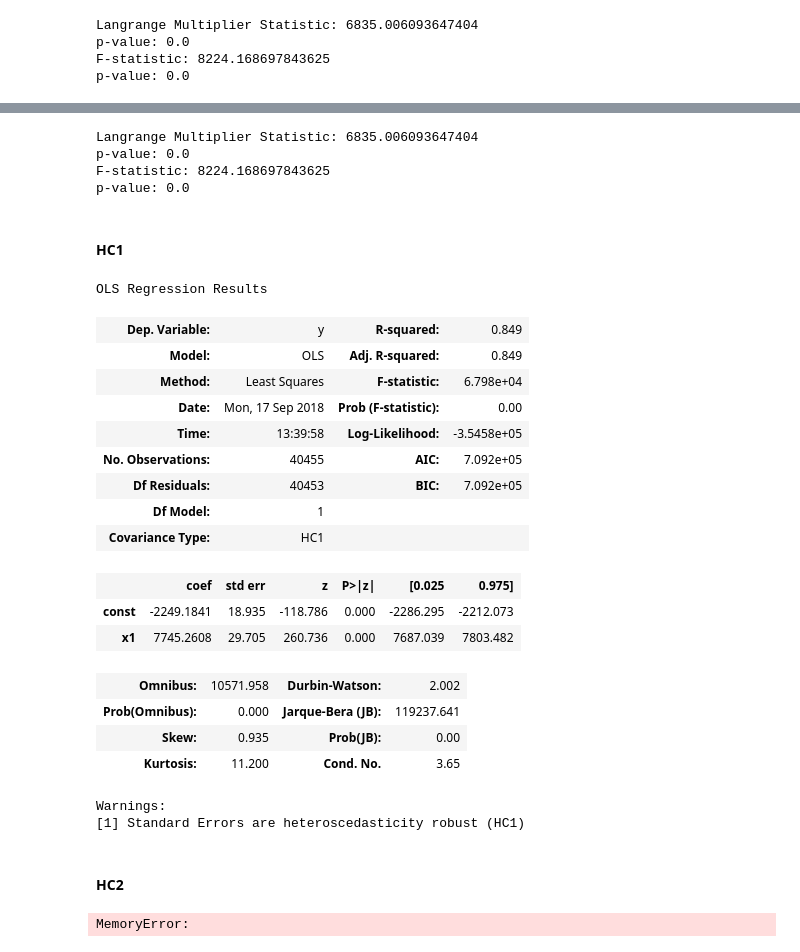
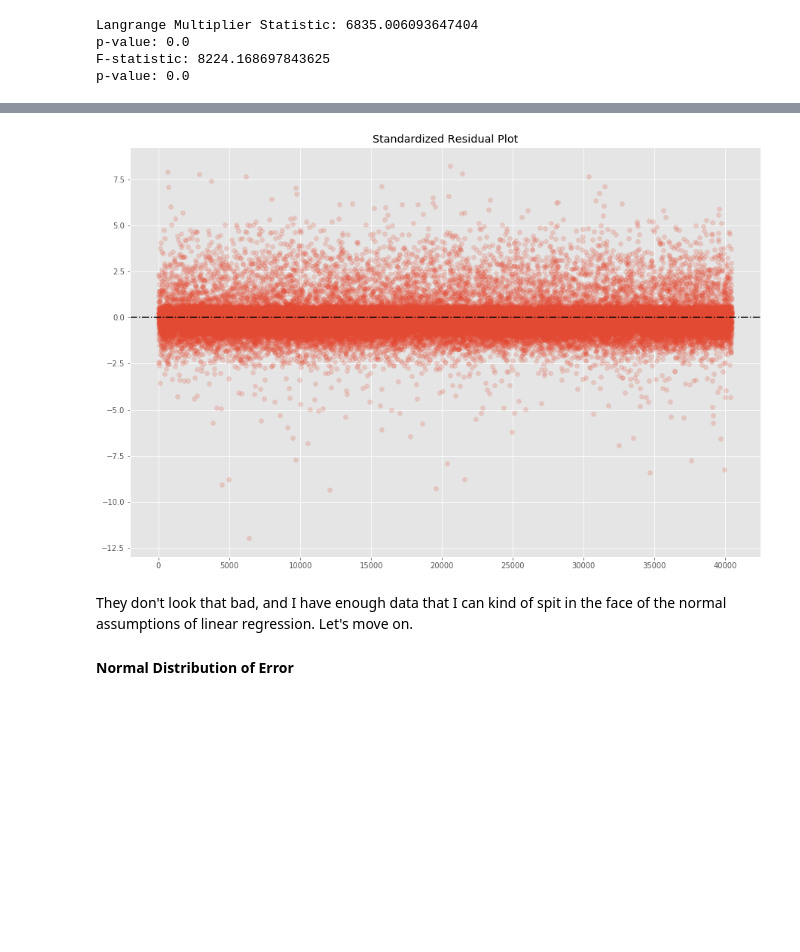
Before and after one commit to benedictaquino/diamond-pricing, a Jupyter notebook: notebooks/EDA.ipynb, the cells around one changed output, grey strips where cells are left out. Saved outputs shown, nothing was run; the diff lists cells and outputs as text; code cells hidden in the pictures; blank space fills up the shorter version.

```diff
--- a/notebooks/EDA.ipynb
+++ b/notebooks/EDA.ipynb
@@ -190,54 +159,13 @@ Warnings:
-# %%
-resids = lm_carat_fitted_hc0.resid
-
-lm_val, lm_pval, f_val, f_pval = sm.stats.diagnostic.het_breuschpagan(resid=resids, exog_het=X)
-
-print("Langrange Multiplier Statistic:", lm_val, "\np-value:", lm_pval)
-print("F-statistic:", f_val, "\np-value:", f_pval)
-# %% [output]
-Langrange Multiplier Statistic: 6835.006093647404
-p-value: 0.0
-F-statistic: 8224.168697843625
-p-value: 0.0
-# %% [markdown]
-#### HC1
-# %%
-y = diamonds_train['price'].values
-X = sm.add_constant(diamonds_train['carat'].values)
-
-lm_carat = sm.OLS(y, X)
-lm_carat_fitted_hc1 = lm_carat.fit(cov_type='HC1')
-
-lm_carat_fitted_hc1.summary()
-# %% [output]
-OLS Regression Results
-| Dep. Variable: | y | R-squared: | 0.849 |
-| Model: | OLS | Adj. R-squared: | 0.849 |
-| Method: | Least Squares | F-statistic: | 6.798e+04 |
-| Date: | Mon, 17 Sep 2018 | Prob (F-statistic): | 0.00 |
-| Time: | 13:39:58 | Log-Likelihood: | -3.5458e+05 |
-| No. Observations: | 40455 | AIC: | 7.092e+05 |
-| Df Residuals: | 40453 | BIC: | 7.092e+05 |
-| Df Model: | 1 |  |  |
-| Covariance Type: | HC1 |  |  |
-|  | coef | std err | z | P>|z| | [0.025 | 0.975] |
-| const | -2249.1841 | 18.935 | -118.786 | 0.000 | -2286.295 | -2212.073 |
-| x1 | 7745.2608 | 29.705 | 260.736 | 0.000 | 7687.039 | 7803.482 |
-| Omnibus: | 10571.958 | Durbin-Watson: | 2.002 |
-| Prob(Omnibus): | 0.000 | Jarque-Bera (JB): | 119237.641 |
-| Skew: | 0.935 | Prob(JB): | 0.00 |
-| Kurtosis: | 11.200 | Cond. No. | 3.65 |
-Warnings:
-[1] Standard Errors are heteroscedasticity robust (HC1)
-# %% [markdown]
-#### HC2
-# %%
-y = diamonds_train['price'].values
-X = sm.add_constant(diamonds_train['carat'].values)
-
-lm_carat = sm.OLS(y, X)
-lm_carat_fitted_hc2 = lm_carat.fit(cov_type='HC2')
-
-lm_carat_fitted_hc2.summary()
-# %% [output]
-MemoryError:
+# %%
+pearson_resids = lm_carat_fitted.resid_pearson
+
+plt.figure(figsize=(15,10));
+plt.scatter(x=range(len(resids)), y=pearson_resids, alpha=0.2);
+plt.title("Standardized Residual Plot");
+plt.axhline(c='black', ls='-.');
+# %% [output]
+[figure, added]
+# %% [markdown]
+They don't look that bad, and I have enough data that I can kind of spit in the face of the normal assumptions of linear regression. Let's move on.
+
+#### Normal Distribution of Error
```
Also changed, not shown: parts of 6 cells of this notebook.
